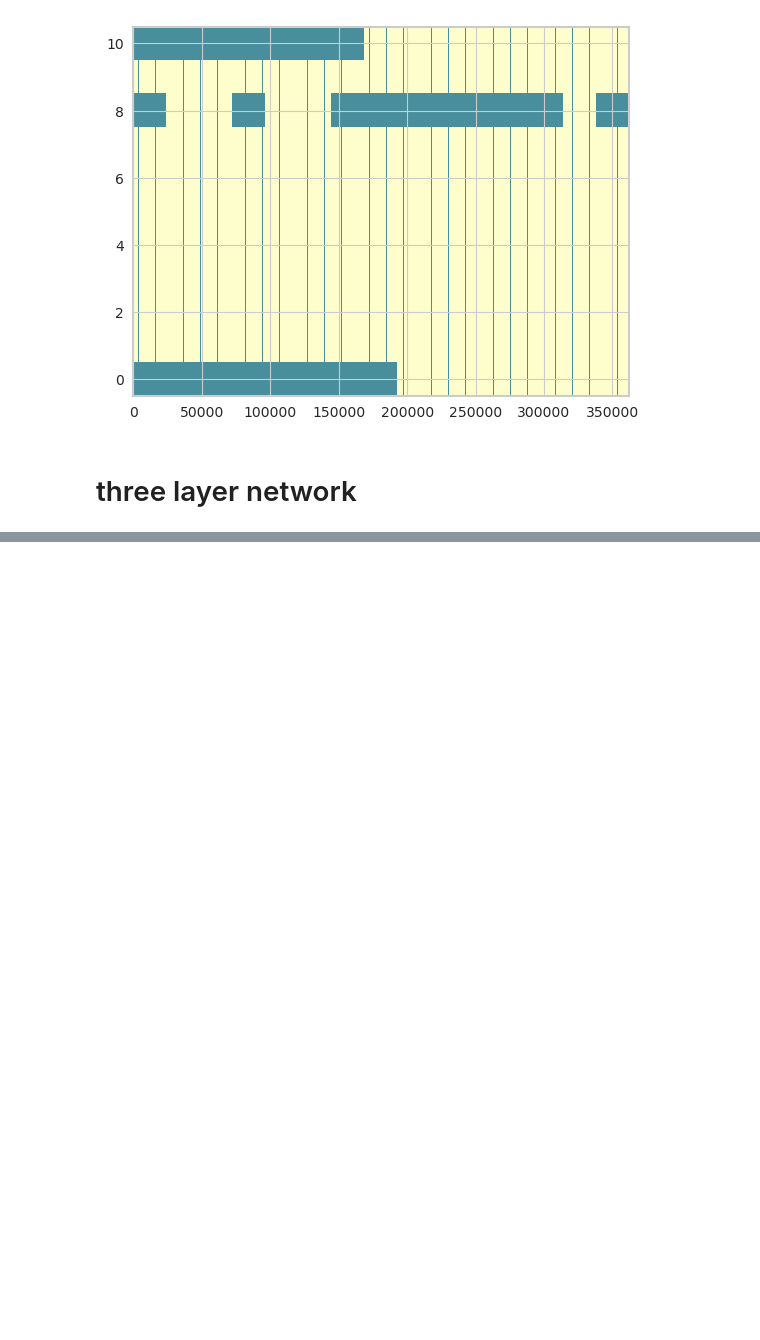
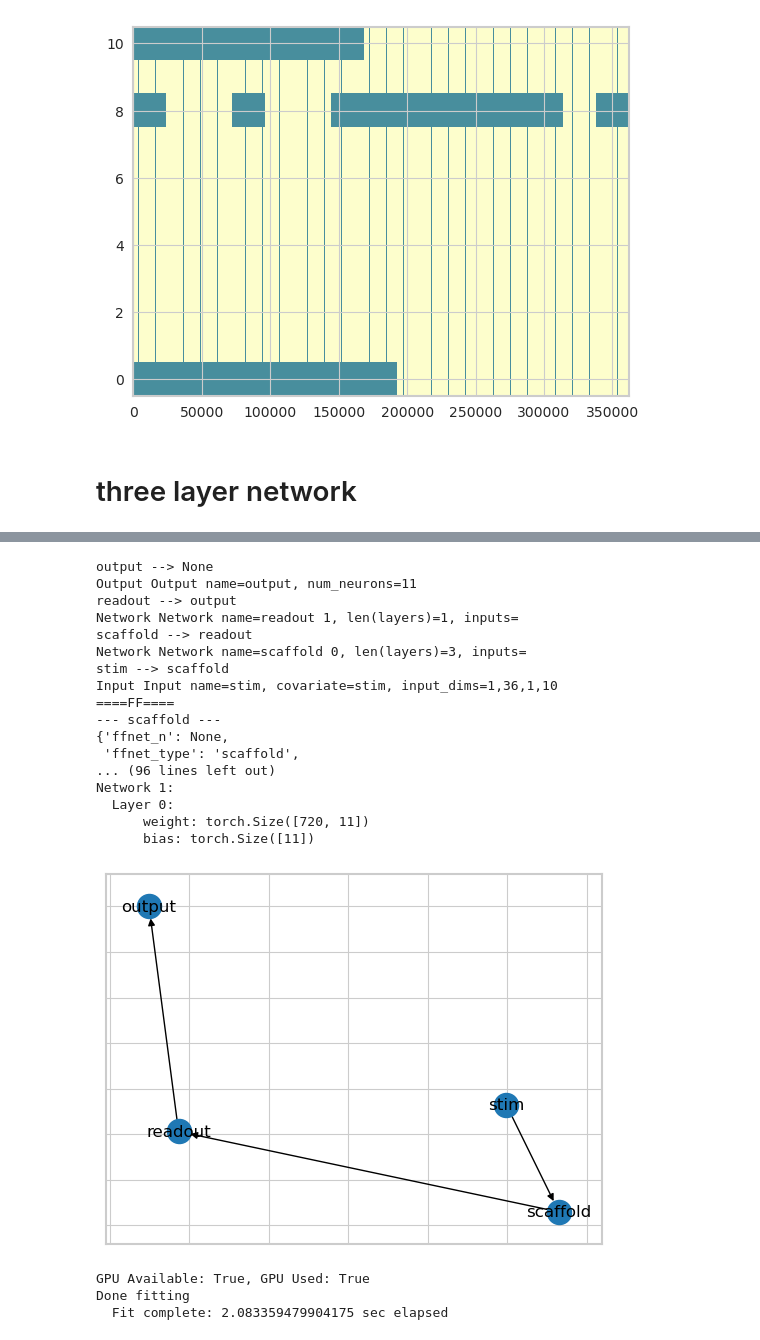
Before and after one commit to NeuroTheoryUMD/mattjac, a Jupyter notebook: v1/try_models.ipynb, the cells around one changed output, grey strips where cells are left out. Cells and saved outputs as stored; diff of their text form; code cells hidden in the pictures; blank space fills up the shorter version.

```diff
--- a/v1/try_models.ipynb
+++ b/v1/try_models.ipynb
@@ -163,0 +298,80 @@ False
+# %%
+import model_factory as mf
+import model as m
+
+
+conv_layer0 = m.ConvolutionalLayer(
+    norm_type=m.Norm.none,
+    NLtype=m.NL.relu,
+    bias=False,
+    initialize_center=True,
+    reg_vals={'d2xt': XTregB, 'center': Creg, 'bcs':{'d2xt':1} },
+    num_filters=8,
+    filter_dims=21,
+    window='hamming',
+    output_norm='batch',
+    num_inh=4
+)
+conv_layer1 = m.ConvolutionalLayer().like(conv_layer0)
+conv_layer1.params['num_filters'] = [8]
+conv_layer1.params['num_inh'] = [4]
+conv_layer1.params['filter_dims'] = [9]
+conv_layer2 = m.ConvolutionalLayer().like(conv_layer0)
+conv_layer2.params['num_filters'] = [4]
+conv_layer2.params['num_inh'] = [2]
+conv_layer2.params['filter_dims'] = [9]
+
+readout_layer0 = m.Layer(
+    norm_type=m.Norm.none,
+    NLtype=m.NL.softplus,
+    bias=True,
+    reg_vals={'glocalx': 0.001},
+    pos_constraint=True
+)
+
+inp_stim = m.Input(covariate='stim', input_dims=data.stim_dims)
+
+scaffold_net = m.Network(layers=[conv_layer0, conv_layer1, conv_layer2],
+                         network_type=m.NetworkType.scaffold,
+                         name='scaffold')
+readout_net = m.Network(layers=[readout_layer0],
+                        name='readout')
+output_11 = m.Output(num_neurons=data.NC)
+
+inp_stim.to(scaffold_net)
+scaffold_net.to(readout_net)
+readout_net.to(output_11)
+model = m.Model(output_11)
+
+created_models = mf.create_models(model, verbose=True)
+
+created_models[0].draw_network()
+
+created_models[0].NDN.list_parameters()
+print('------')
+cnn.list_parameters()
+# %% [output]
+output --> None
+Output Output name=output, num_neurons=11
+readout --> output
+Network Network name=readout 1, len(layers)=1, inputs=
+scaffold --> readout
+Network Network name=scaffold 0, len(layers)=3, inputs=
+stim --> scaffold
+Input Input name=stim, covariate=stim, input_dims=1,36,1,10
+====FF====
+--- scaffold ---
+{'ffnet_n': None,
+ 'ffnet_type': 'scaffold',
+... (96 lines left out)
+Network 1:
+  Layer 0:
+      weight: torch.Size([720, 11])
+      bias: torch.Size([11])
+[figure, added]
+# %%
+created_models[0].NDN.fit(data, **adam_pars)
+# %% [output]
+GPU Available: True, GPU Used: True
+Done fitting
+  Fit complete: 2.083359479904175 sec elapsed
```
Also changed, not shown: parts of 12 cells of this notebook, 7 other files.
